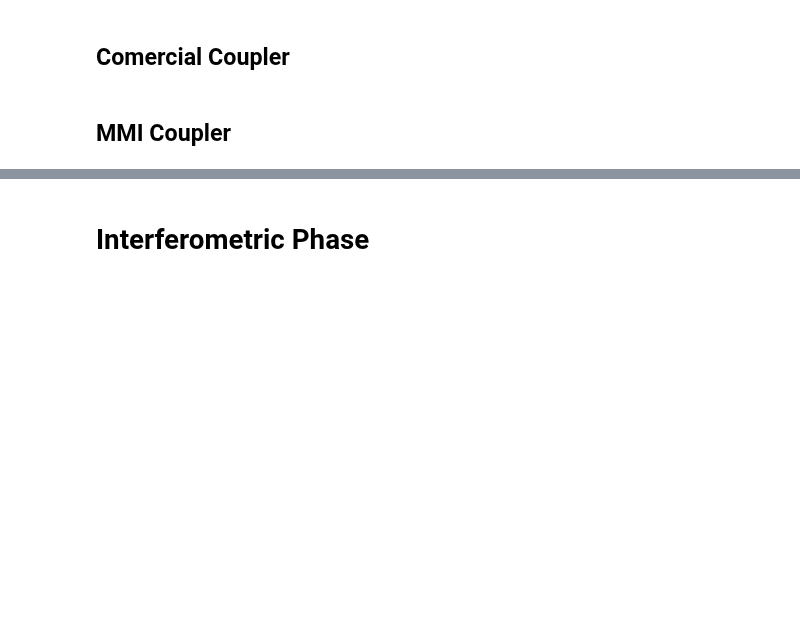
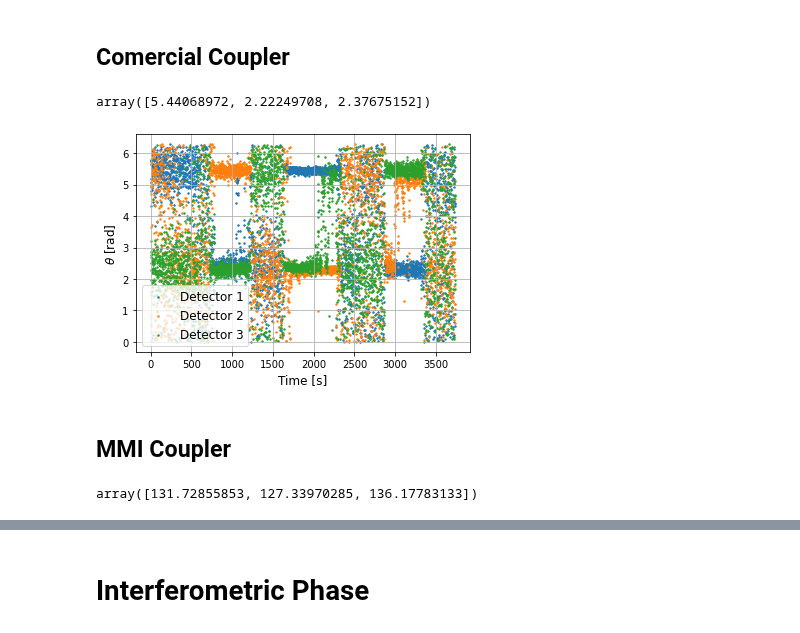
Before and after one commit to bilaljo/MiniPTI, a Jupyter notebook: notebooks/pti.ipynb, the cells around one changed output, grey strips where cells are left out. Cells and saved outputs as stored; diff of their text form; code cells hidden in the pictures; blank space fills up the shorter version.

```diff
--- a/notebooks/pti.ipynb
+++ b/notebooks/pti.ipynb
@@ -64,14 +65,26 @@ plt.show()
 # Response Phases
 # %% [markdown]
 ## Comercial Coupler
+# %%
+response_phase_comercial = []
+for channel in range(1, 4):
+    data = decimation_data_comercial[f"Phase Difference CH{channel}"].to_numpy()
+    data[decimation_data_comercial[f"Phase Difference CH{channel}"] < 0] += 2 * np.pi
+    response_phase_comercial.append(np.mean(data[1800:1900]))
+response_phase_comercial = np.array(response_phase_comercial)
+response_phase_comercial
+# %% [output]
+array([5.44068972, 2.22249708, 2.37675152])
 # %%
-time = np.arange(len(decimation_data_comercial["Response Phase CH1"]))
+time = np.arange(len(decimation_data_comercial))
 for channel in range(1, 4):
-    data = decimation_data_comercial[f"Response Phase CH{channel}"].to_numpy()
-    data[decimation_data_comercial[f"Response Phase CH{channel}"] < 0] += 2 * np.pi
+    data = decimation_data_comercial[f"Phase Difference CH{channel}"].to_numpy()
+    data[decimation_data_comercial[f"Phase Difference CH{channel}"] < 0] += 2 * np.pi
     plt.scatter(time, data, label=f"Detector {channel}", s=2)
 plt.xlabel("Time [s]", fontsize=12)
-plt.ylabel("RMS [V]", fontsize=12)
+plt.ylabel(r"$\theta$ [rad]", fontsize=12)
 plt.grid()
 plt.legend(fontsize=12)
 plt.show()
+# %% [output]
+[figure, added]
@@ -89,5 +91,10 @@ response_phase_comercial
 # %% [markdown]
 ## MMI Coupler
+# %%
+response_phase_comercial[0] -= np.pi
+np.rad2deg(response_phase_comercial)
+# %% [output]
+array([131.72855853, 127.33970285, 136.17783133])
 # %%
 time = np.arange(len(decimation_data_mmi["Response Phase CH1"]))
 for channel in range(1, 4):
```
Also changed, not shown: parts of 17 cells of this notebook, 6 other files.
